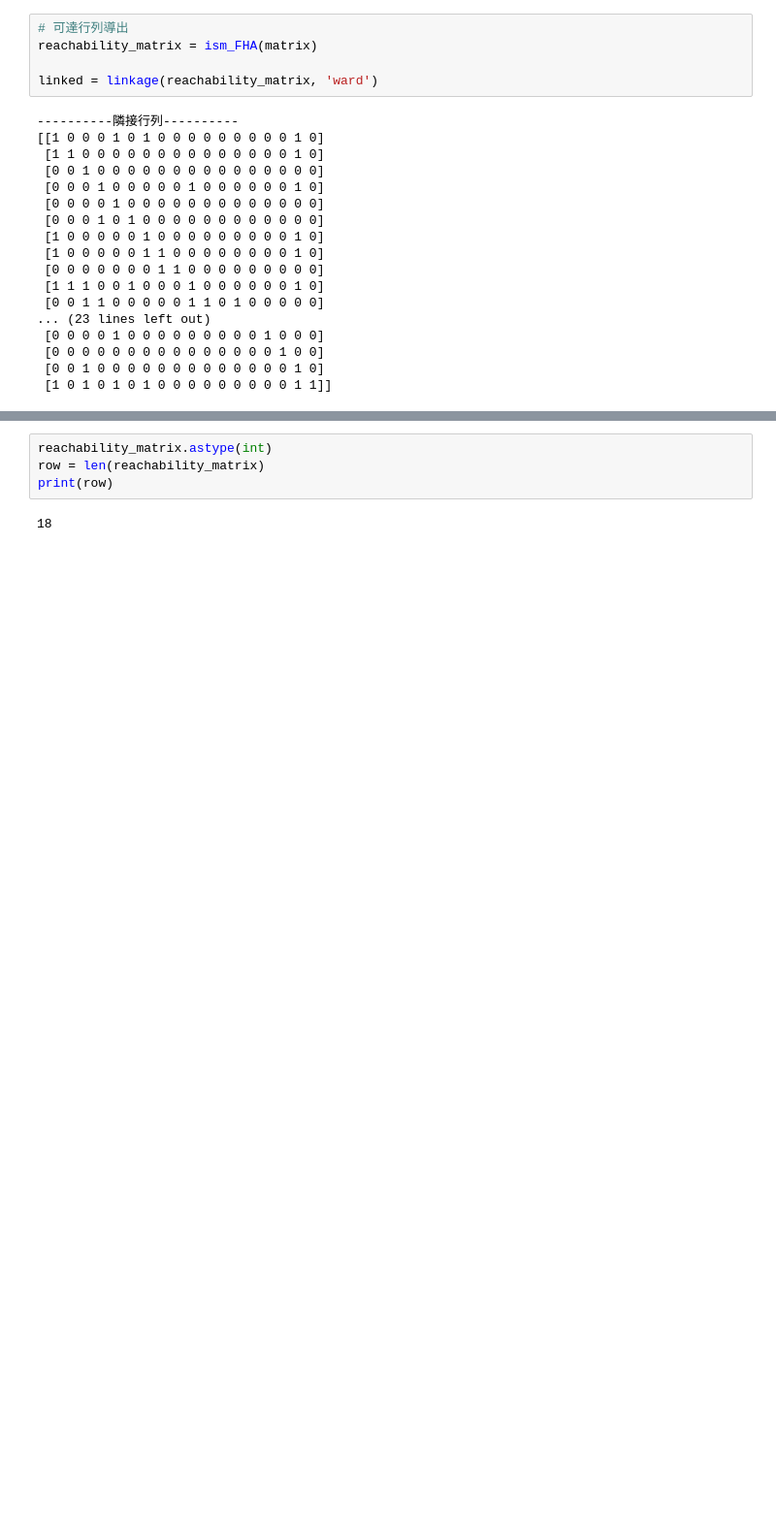
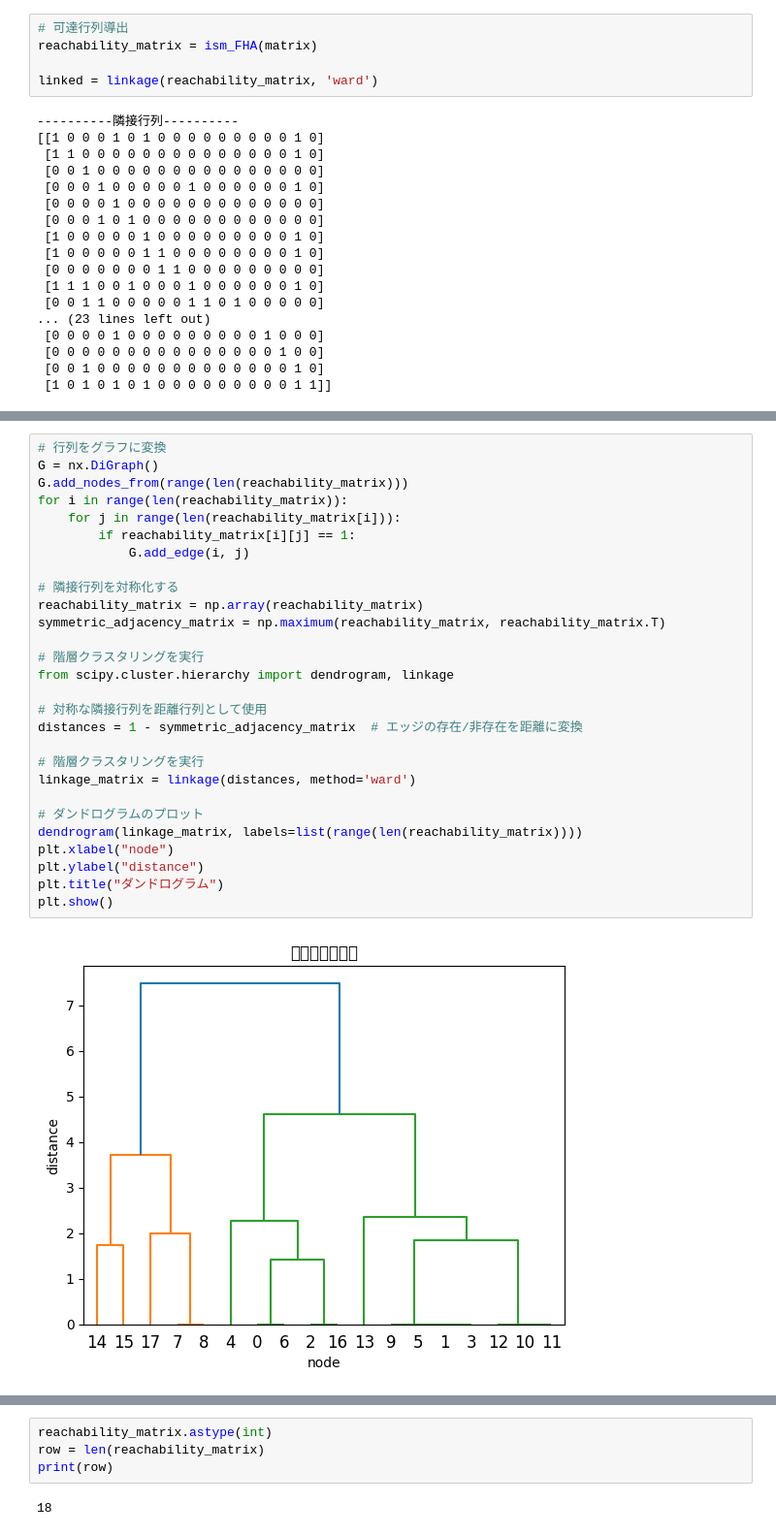
Before and after one commit to MiMiTab-Y/ISM_Analysis, a Jupyter notebook: ISM-FHA_test.ipynb, the cells around one changed output, grey strips where cells are left out. Shown: that part at 97% size. Saved outputs shown, nothing was run; the diff lists cells and outputs as text; blank space fills up the shorter version.

```diff
--- a/ISM-FHA_test.ipynb
+++ b/ISM-FHA_test.ipynb
@@ -182,0 +189,30 @@ linked = linkage(reachability_matrix, 'ward')
+# %%
+# 行列をグラフに変換
+G = nx.DiGraph()
+G.add_nodes_from(range(len(reachability_matrix)))
+for i in range(len(reachability_matrix)):
+    for j in range(len(reachability_matrix[i])):
+        if reachability_matrix[i][j] == 1:
+            G.add_edge(i, j)
+
+# 隣接行列を対称化する
+reachability_matrix = np.array(reachability_matrix)
+symmetric_adjacency_matrix = np.maximum(reachability_matrix, reachability_matrix.T)
+
+# 階層クラスタリングを実行
+from scipy.cluster.hierarchy import dendrogram, linkage
+
+# 対称な隣接行列を距離行列として使用
+distances = 1 - symmetric_adjacency_matrix  # エッジの存在/非存在を距離に変換
+
+# 階層クラスタリングを実行
+linkage_matrix = linkage(distances, method='ward')
+
+# ダンドログラムのプロット
+dendrogram(linkage_matrix, labels=list(range(len(reachability_matrix))))
+plt.xlabel("node")
+plt.ylabel("distance")
+plt.title("ダンドログラム")
+plt.show()
+# %% [output]
+[figure, added]
```
Also changed, not shown: parts of 5 cells of this notebook.
